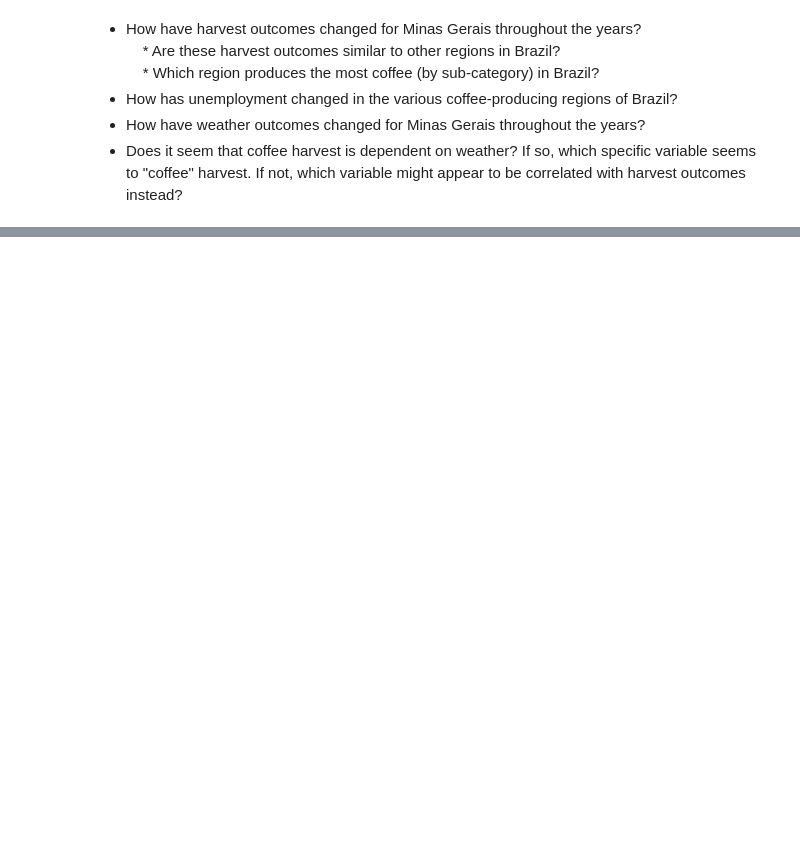
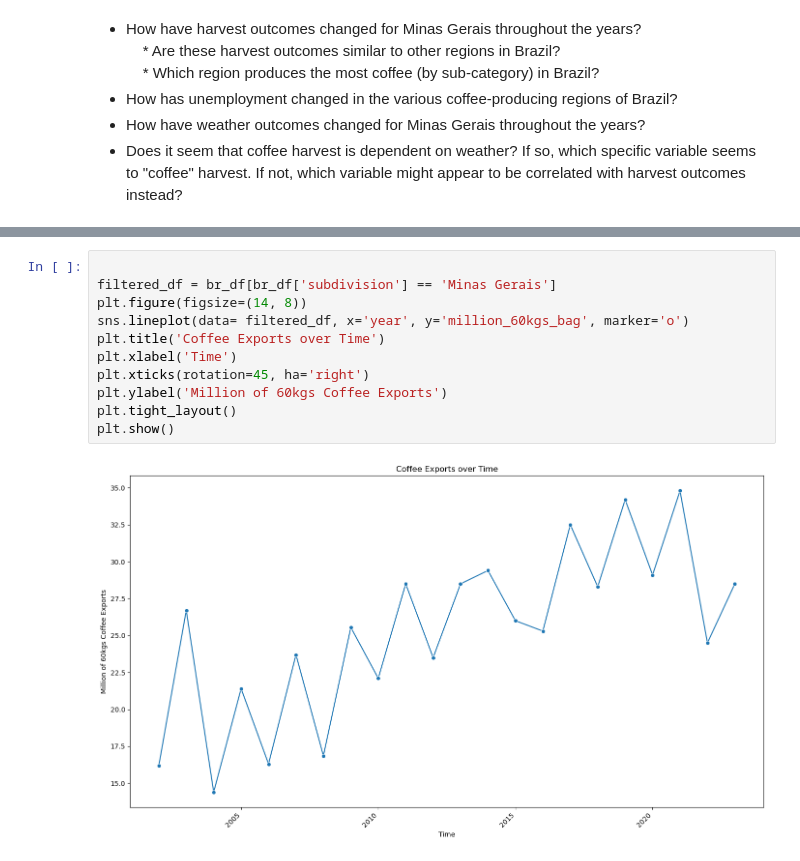
Before and after one commit to jweng8900/TLAB--Weather_API, a Jupyter notebook: notebooks/explore_weather.ipynb, the cells around one changed output, grey strips where cells are left out. Drawn from its saved outputs; the diff is of its cells as text; blank space fills up the shorter version.

```diff
--- a/notebooks/explore_weather.ipynb
+++ b/notebooks/explore_weather.ipynb
@@ -37,0 +85,13 @@ Minas Gerais
+# %%
+
+filtered_df = br_df[br_df['subdivision'] == 'Minas Gerais']
+plt.figure(figsize=(14, 8))
+sns.lineplot(data= filtered_df, x='year', y='million_60kgs_bag', marker='o')
+plt.title('Coffee Exports over Time')
+plt.xlabel('Time')
+plt.xticks(rotation=45, ha='right')
+plt.ylabel('Million of 60kgs Coffee Exports')
+plt.tight_layout()
+plt.show()
+# %% [output]
+[figure, added]
```
Also changed, not shown: parts of 10 cells of this notebook, 2 other files.
